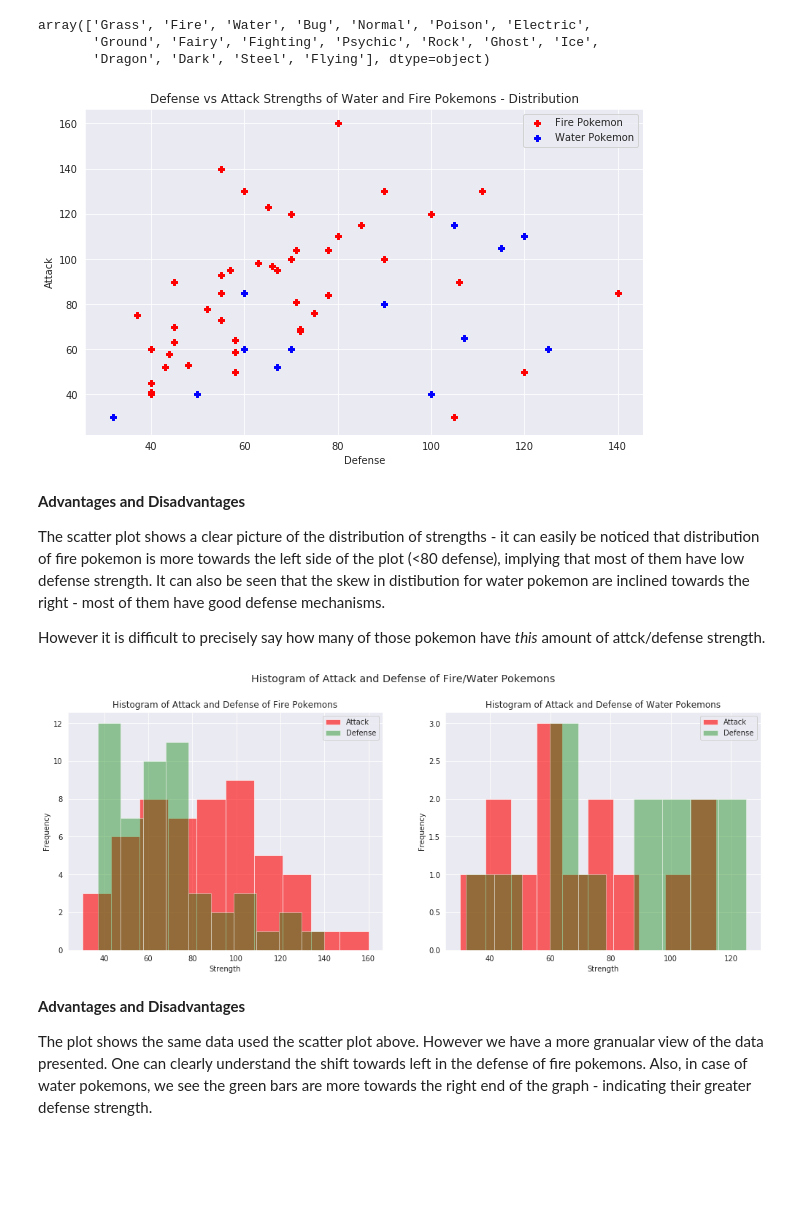
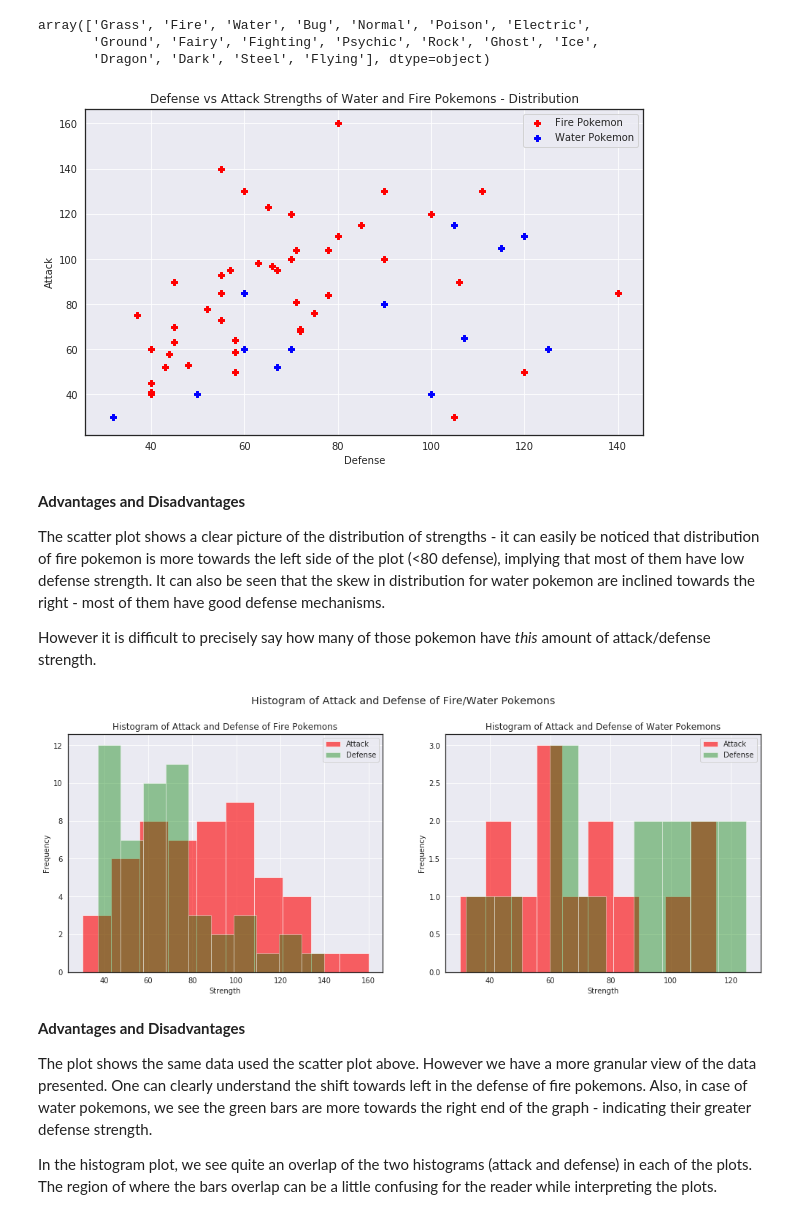
Before and after one commit to srjit/data-visualizations, a Jupyter notebook: pokemon/Visual_Encoding_with_Matplotlib_Sreejith_Sreekumar.ipynb, the cells around one changed output. Saved outputs shown, nothing was run; the diff lists cells and outputs as text; code cells hidden in the pictures; blank space fills up the shorter version.

```diff
--- a/pokemon/Visual_Encoding_with_Matplotlib_Sreejith_Sreekumar.ipynb
+++ b/pokemon/Visual_Encoding_with_Matplotlib_Sreejith_Sreekumar.ipynb
@@ -47,45 +50,55 @@ ax.set_ylabel("Attack")
 ax.legend()
 ax.set_title("Defense vs Attack Strengths of Water and Fire Pokemons - Distribution")
 
+#border
+plt.rcParams["axes.edgecolor"] = "0.15"
+plt.rcParams["axes.linewidth"]  = 1.25
+
 plt.show()
 # %% [output]
-[figure, old version]
+[figure, new version]
 # %% [markdown]
 __Advantages and Disadvantages__
 
 The scatter plot shows a clear picture of the distribution of strengths - it can easily be noticed that distribution of fire pokemon is more towards the left side of the plot (<80 defense), implying that most of them have low defense strength.
-It can also be seen that the skew in distibution for water pokemon are inclined towards the right - most of them have good defense mechanisms.
+It can also be seen that the skew in distribution for water pokemon are inclined towards the right - most of them have good defense mechanisms.
 
-However it is difficult to precisely say how many of those pokemon have _this_ amount of attck/defense strength.
+However it is difficult to precisely say how many of those pokemon have _this_ amount of attack/defense strength.
 # %%
 # Distribution of histograms of defense and attacks for Fire and Water pokemons
 
 f = plt.figure(figsize=(17,6))
 st = f.suptitle("Histogram of Attack and Defense of Fire/Water Pokemons", fontsize="x-large")
 
 
 ax1 = f.add_subplot(121)
 ax1.hist(fire["Attack"], color="r", alpha=0.6, label="Attack")
 ax1.hist(fire["Defense"], color="g", alpha=0.4, label="Defense")
 ax1.set_xlabel("Strength")
 ax1.set_ylabel("Frequency")
 ax1.set_title("Histogram of Attack and Defense of Fire Pokemons")
 ax1.legend()
 
 ax2 = f.add_subplot(122)
 ax2.hist(water["Attack"], color="r", alpha=0.6, label="Attack")
 ax2.hist(water["Defense"], color="g", alpha=0.4, label="Defense")
 ax2.set_title("Histogram of Attack and Defense of Water Pokemons")
 ax2.set_xlabel("Strength")
 ax2.set_ylabel("Frequency")
 ax2.legend()
 
 st.set_y(1.0)
 
+#border
+plt.rcParams["axes.edgecolor"] = "0.15"
+plt.rcParams["axes.linewidth"]  = 1.25
+
 plt.show()
 # %% [output]
-[figure, old version]
+[figure, new version]
 # %% [markdown]
 __Advantages and Disadvantages__
 
-The plot shows the same data used the scatter plot above. However we have a more granualar view of the data presented. One can clearly understand the shift towards left in the defense of fire pokemons. Also, in case of water pokemons, we see the green bars are more towards the right end of the graph - indicating their greater defense strength.
+The plot shows the same data used the scatter plot above. However we have a more granular view of the data presented. One can clearly understand the shift towards left in the defense of fire pokemons. Also, in case of water pokemons, we see the green bars are more towards the right end of the graph - indicating their greater defense strength.
+
+In the histogram plot, we see quite an overlap of the two histograms (attack and defense) in each of the plots. The region of where the bars overlap can be a little confusing for the reader while interpreting the plots.
```
Also changed, not shown: parts of 4 cells of this notebook.
